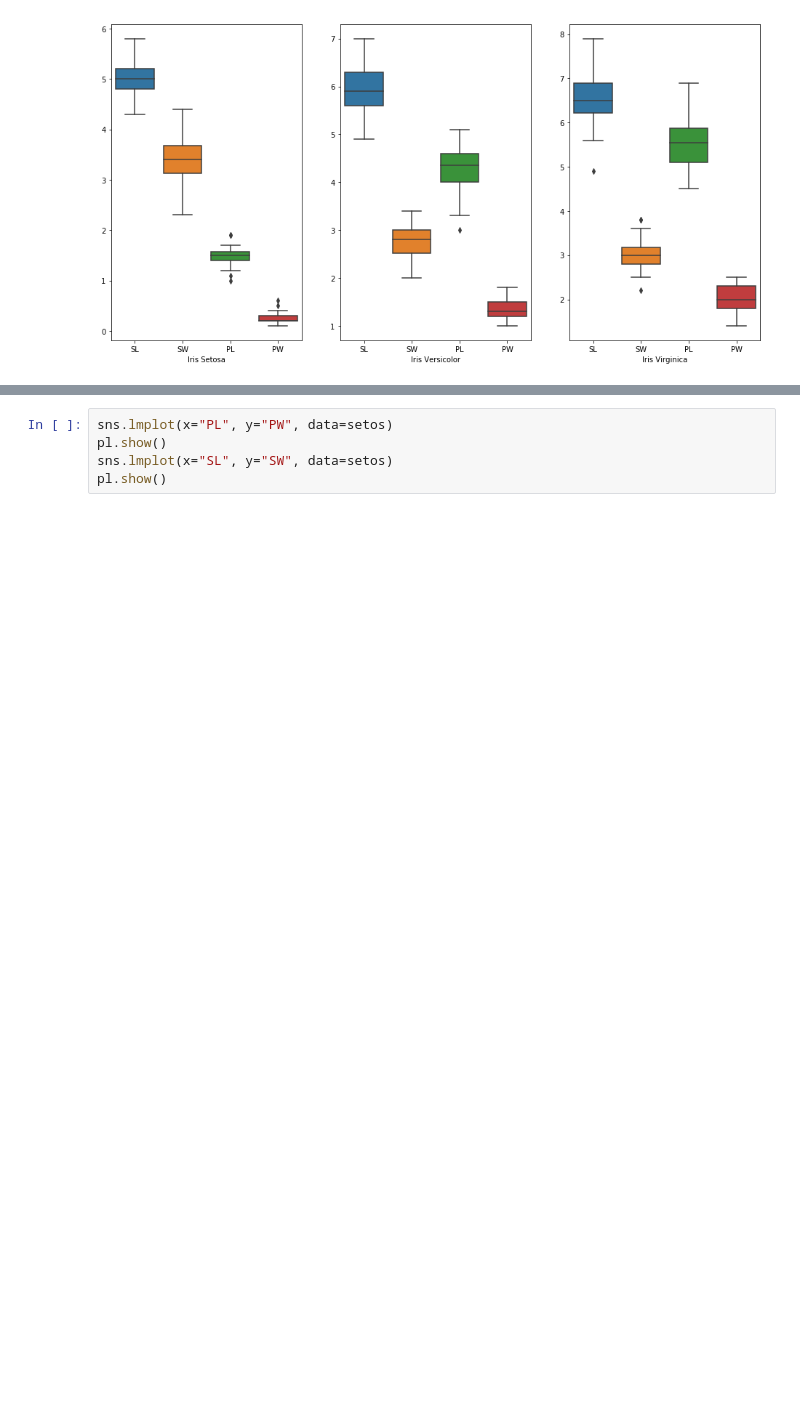
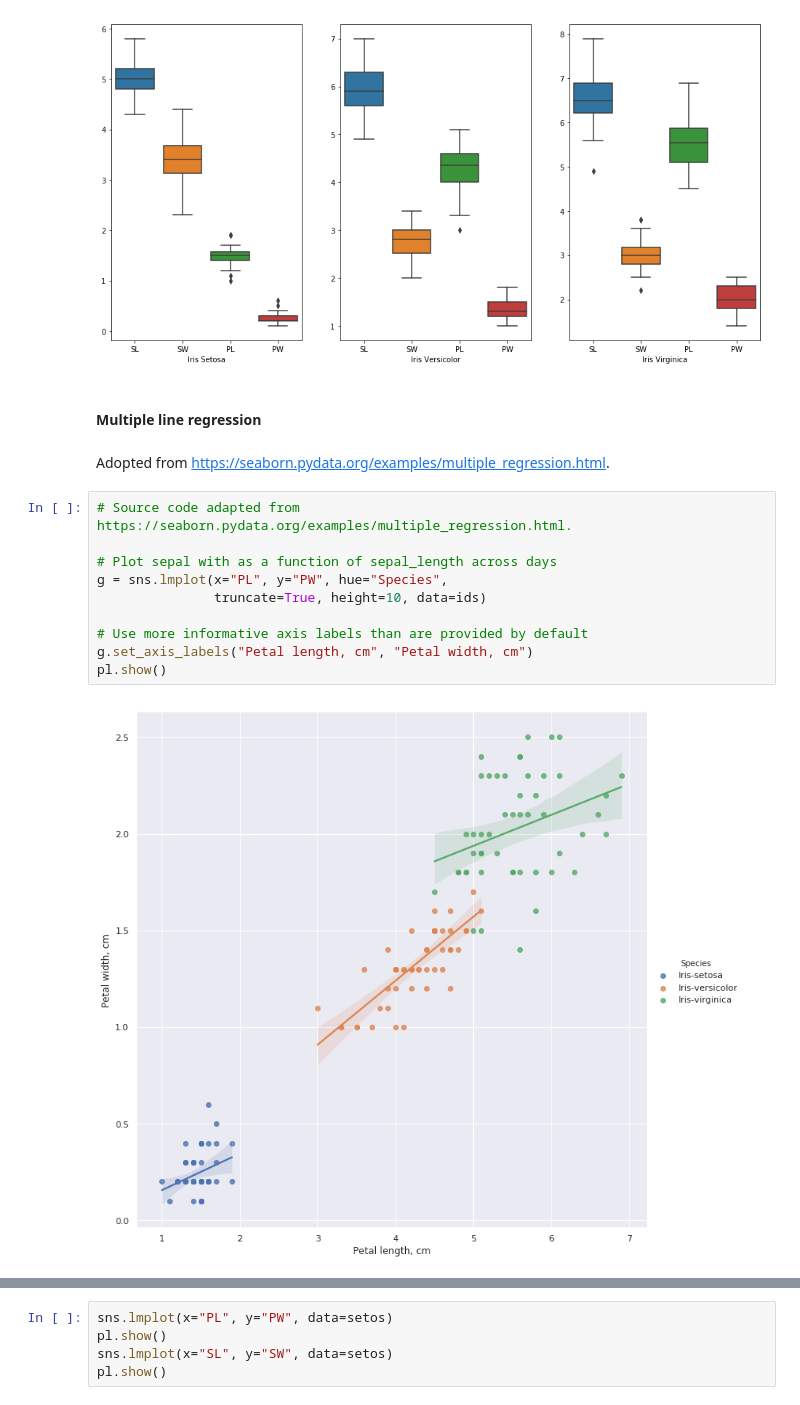
Before and after one commit to andkoc001/PandS-Project2019, a Jupyter notebook: PandS_Project_2019.ipynb, the cells around one changed output, grey strips where cells are left out. Saved outputs shown, nothing was run; the diff lists cells and outputs as text; blank space fills up the shorter version.

Commit message:
Linear regression graphs added.

```diff
--- a/PandS_Project_2019.ipynb
+++ b/PandS_Project_2019.ipynb
@@ -244,3 +244,19 @@ sns.boxplot(data=virgi) # Iris Virginica subset
 pl.show()
 # %% [output]
 [figure]
+# %% [markdown]
+#### Multiple line regression
+# %% [markdown]
+Adopted from https://seaborn.pydata.org/examples/multiple_regression.html.
+# %%
+# Source code adapted from https://seaborn.pydata.org/examples/multiple_regression.html.
+
+# Plot sepal with as a function of sepal_length across days
+g = sns.lmplot(x="PL", y="PW", hue="Species",
+               truncate=True, height=10, data=ids)
+
+# Use more informative axis labels than are provided by default
+g.set_axis_labels("Petal length, cm", "Petal width, cm")
+pl.show()
+# %% [output]
+[figure, added]
```
Also changed, not shown: parts of 5 cells of this notebook.
